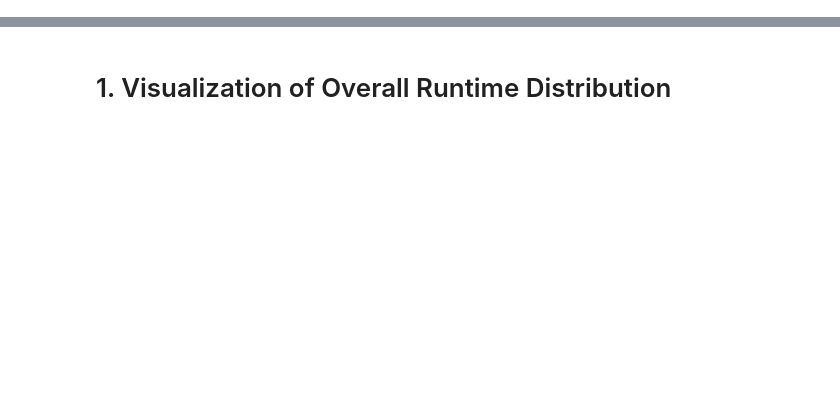
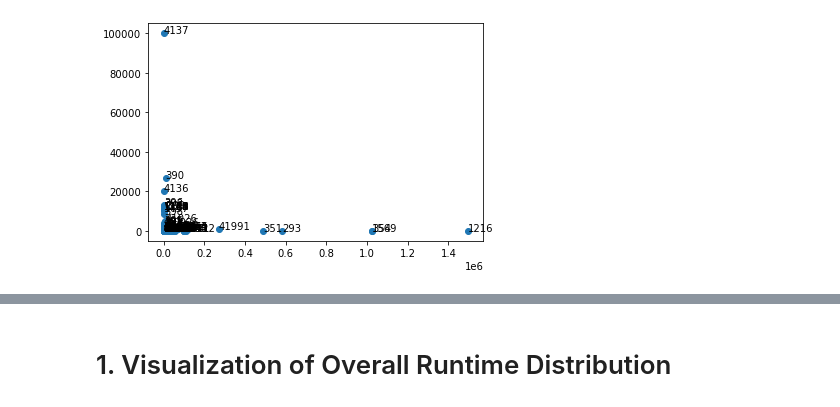
Before and after one commit to fmohr/tpami2021-pipelineruntimeprediction, a Jupyter notebook: python/1 - Classifier Runtimes.ipynb, the cells around one changed output, grey strips where cells are left out. Saved outputs shown, nothing was run; the diff lists cells and outputs as text; code cells hidden in the pictures; blank space fills up the shorter version.

```diff
--- a/python/1 - Classifier Runtimes.ipynb
+++ b/python/1 - Classifier Runtimes.ipynb
@@ -23,2 +23,9 @@ df
 # %%
 dfDatasets = pd.read_csv("data/datasets.csv")
+# %%
+fig, ax = plt.subplots()
+ax.scatter(dfDatasets["numinstances"].values, dfDatasets["numattributes"].values)
+for i, row in dfDatasets.iterrows():
+    ax.text(row["numinstances"], row["numattributes"], row["openmlid"])
+# %% [output]
+[figure, added]
```
Also changed, not shown: parts of 8 cells of this notebook, 48 other files.
